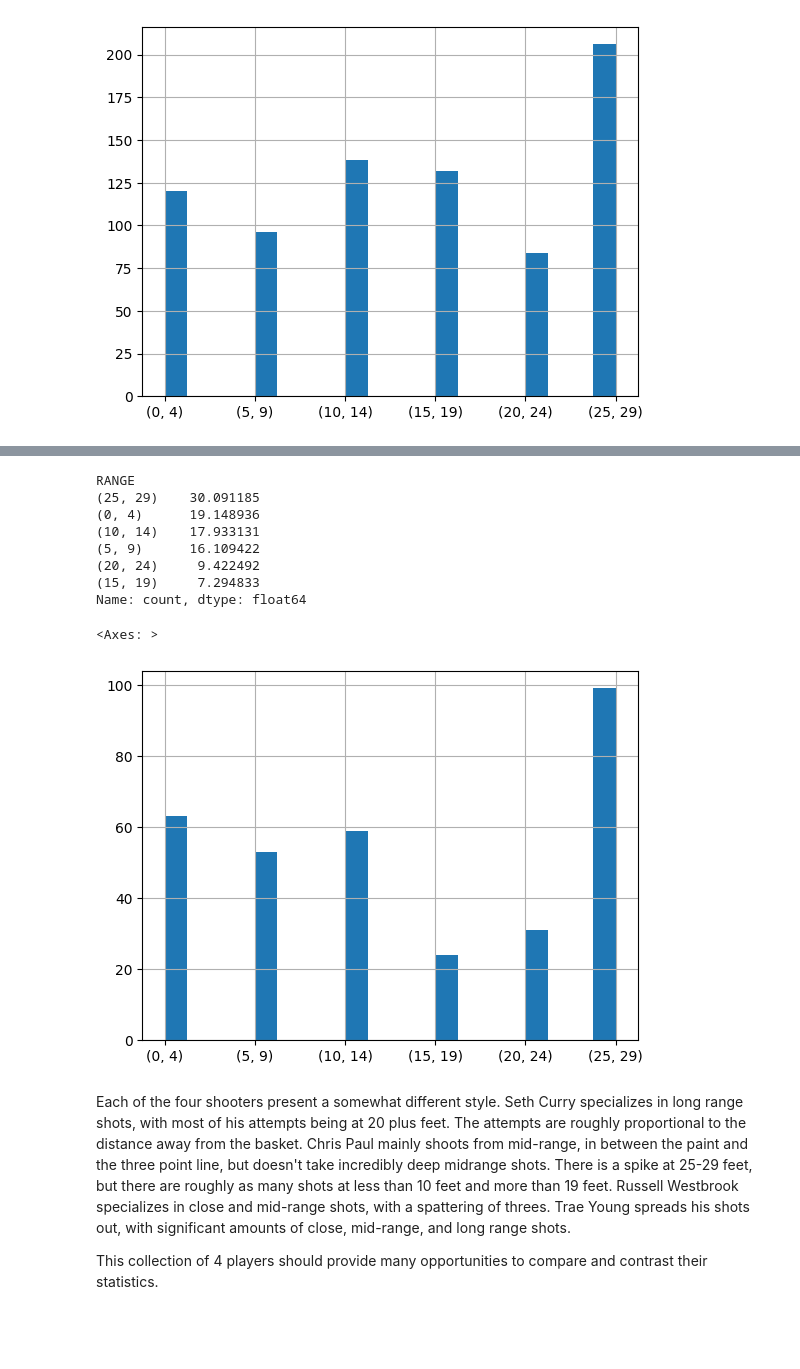
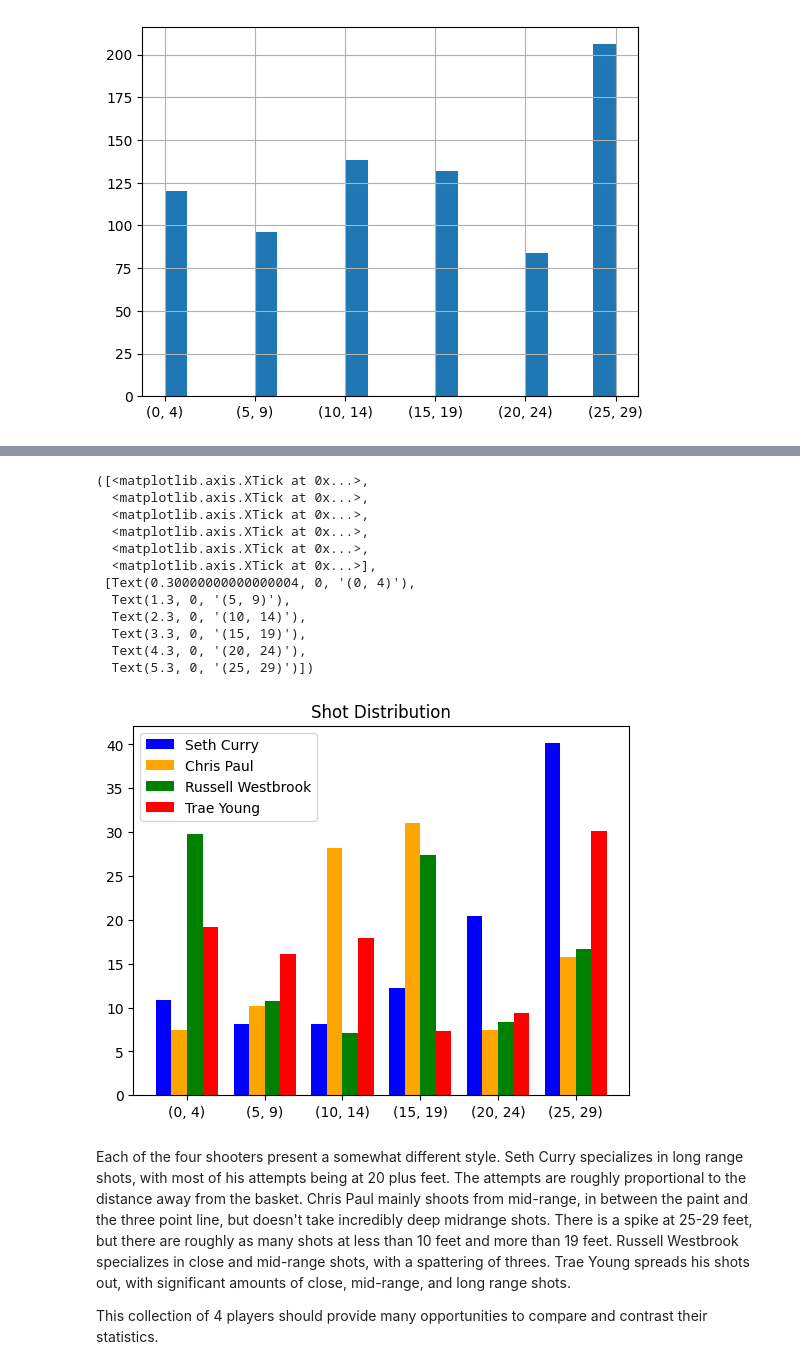
Before and after one commit to kacpersienkiewicz/NBAShootingAnalysis, a Jupyter notebook: NBAShootingAnalysis.ipynb, the cells around one changed output, grey strips where cells are left out. Saved outputs shown, nothing was run; the diff lists cells and outputs as text; code cells hidden in the pictures; blank space fills up the shorter version.

Commit message:
A bit of refactoring
Made a pretty slick loop to showcase the shot distribution on one graph

```diff
--- a/NBAShootingAnalysis.ipynb
+++ b/NBAShootingAnalysis.ipynb
@@ -6,6 +6,10 @@ It is important to note that the data was carefully chosen by the original poste
 import pandas as pd
 import numpy as np
 import matplotlib.pyplot as plt
+# %%
+Players = ["Seth Curry", "Chris Paul", "Russell Westbrook", "Trae Young"]
+Colors = ['b', 'orange', 'g', 'r']
+width = 0.2
 # %%
 df = pd.read_csv('nba_players_shooting.csv')
 df.head()
@@ -118,19 +74,27 @@ df[df["SHOOTER"] == 'Russell Westbrook']["RANGE"].hist(bins=20)
-# %%
-df[df["SHOOTER"] == 'Trae Young']["RANGE"].value_counts() / len(df[df["SHOOTER"] == 'Trae Young']) * 100
-# %% [output]
-RANGE
-(25, 29)    30.091185
-(0, 4)      19.148936
-(10, 14)    17.933131
-(5, 9)      16.109422
-(20, 24)     9.422492
-(15, 19)     7.294833
-Name: count, dtype: float64
-# %%
-df[df["SHOOTER"] == 'Trae Young']["RANGE"].hist(bins=20)
-# %% [output]
-<Axes: >
-[figure, removed]
+# %%
+XRange = np.arange(6)
+
+for i, Player in enumerate(Players):
+    data = dict(df[df["SHOOTER"] == Player]["RANGE"].value_counts(sort=False) / len(df[df["SHOOTER"] == Player]) * 100)
+    plt.bar((XRange + i * width), list(data.values()), width, color=Colors[i], label = Player)
+
+plt.title("Shot Distribution")
+plt.legend()
+plt.xticks(XRange+1.5*width, list(data.keys()))
+# %% [output]
+([<matplotlib.axis.XTick at 0x...>,
+  <matplotlib.axis.XTick at 0x...>,
+  <matplotlib.axis.XTick at 0x...>,
+  <matplotlib.axis.XTick at 0x...>,
+  <matplotlib.axis.XTick at 0x...>,
+  <matplotlib.axis.XTick at 0x...>],
+ [Text(0.30000000000000004, 0, '(0, 4)'),
+  Text(1.3, 0, '(5, 9)'),
+  Text(2.3, 0, '(10, 14)'),
+  Text(3.3, 0, '(15, 19)'),
+  Text(4.3, 0, '(20, 24)'),
+  Text(5.3, 0, '(25, 29)')])
+[figure, added]
 # %% [markdown]
 Each of the four shooters present a somewhat different style. Seth Curry specializes in long range shots, with most of his attempts being at 20 plus feet. The attempts are roughly proportional to the distance away from the basket. Chris Paul mainly shoots from mid-range, in between the paint and the three point line, but doesn't take incredibly deep midrange shots. There is a spike at 25-29 feet, but there are roughly as many shots at less than 10 feet and more than 19 feet. Russell Westbrook specializes in close and mid-range shots, with a spattering of threes. Trae Young spreads his shots out, with significant amounts of close, mid-range, and long range shots.
 
```
Also changed, not shown: parts of 7 cells of this notebook.
